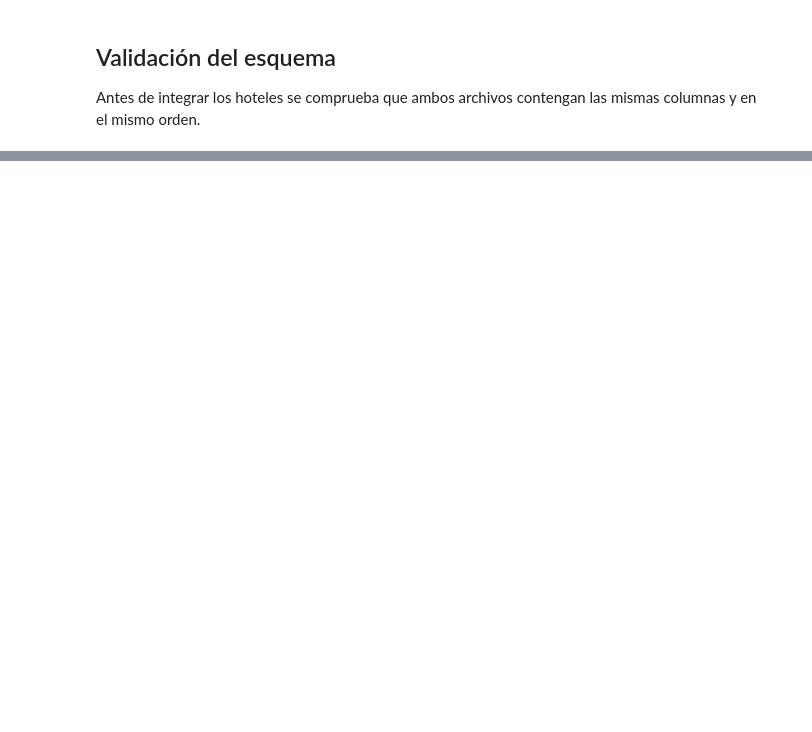
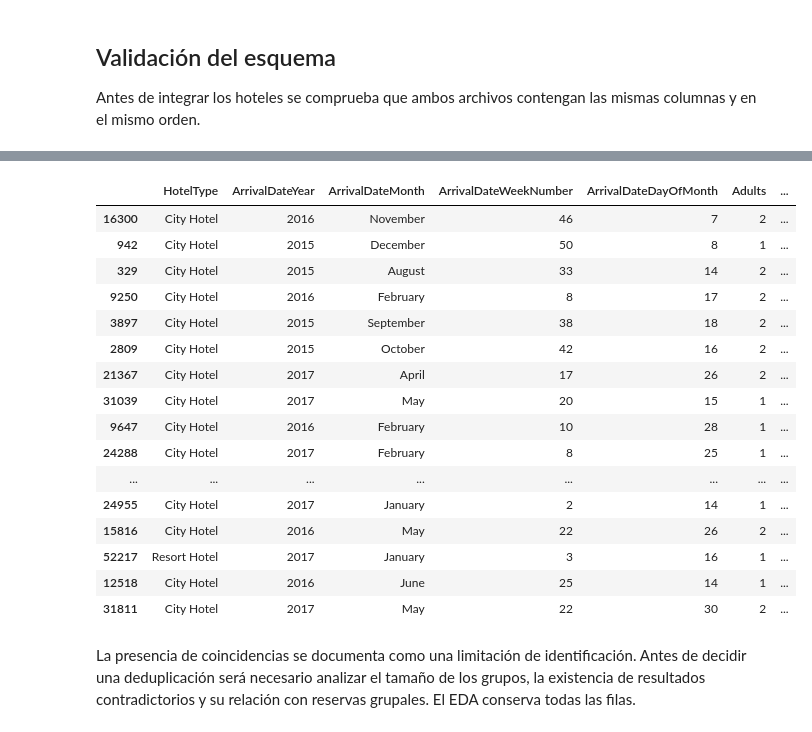
Before and after one commit to Lithium582/Obligatorio2026, a Jupyter notebook: notebooks/02_eda.ipynb, the cells around one changed output, grey strips where cells are left out. Saved outputs shown, nothing was run; the diff lists cells and outputs as text; code cells hidden in the pictures; blank space fills up the shorter version.

```diff
--- a/notebooks/02_eda.ipynb
+++ b/notebooks/02_eda.ipynb
@@ -93,0 +127,11 @@ En la siguiente iteración se agregará el identificador del hotel, se integrar
+# %%
+h1_with_hotel = h1_df.copy()
+h2_with_hotel = h2_df.copy()
+
+h1_with_hotel.insert(0, "HotelType", "Resort Hotel")
+h2_with_hotel.insert(0, "HotelType", "City Hotel")
+
+bookings_df = pd.concat(
+    [h1_with_hotel, h2_with_hotel],
+    ignore_index=True,
+)
@@ -93,0 +205,10 @@ En la siguiente iteración se agregará el identificador del hotel, se integrar
+# %%
+text_columns = bookings_df.select_dtypes(include=["object", "string"]).columns
+
+# Elimino los espacios de relleno sin alterar los nulos ya reconocidos.
+bookings_df[text_columns] = bookings_df[text_columns].apply(
+    lambda column: column.str.strip()
+)
+
+# Convierto la categoría textual NULL en un valor nulo real de pandas.
+bookings_df[text_columns] = bookings_df[text_columns].replace("NULL", pd.NA)
@@ -93,0 +1151,41 @@ En la siguiente iteración se agregará el identificador del hotel, se integrar
+# %%
+business_pattern_columns = [
+    "HotelType", "ArrivalDateYear", "ArrivalDateMonth",
+    "ArrivalDateWeekNumber", "ArrivalDateDayOfMonth",
+    "Adults", "Children", "Babies",
+    "StaysInWeekendNights", "StaysInWeekNights",
+    "Meal", "MarketSegment", "DistributionChannel",
+    "ReservedRoomType", "DepositType", "CustomerType",
+]
+business_patterns = (
+    bookings_df.groupby(business_pattern_columns, dropna=False)
+    .agg(
+        rows=("IsCanceled", "size"),
+        cancellation_rate=("IsCanceled", "mean"),
+        distinct_agents=("Agent", "nunique"),
+        distinct_companies=("Company", "nunique"),
+    )
+    .reset_index()
+    .sort_values("rows", ascending=False)
+)
+display(business_patterns.head(20))
+# %% [output]
+|  | HotelType | ArrivalDateYear | ArrivalDateMonth | ArrivalDateWeekNumber | ArrivalDateDayOfMonth | Adults | ... |
+| 16300 | City Hotel | 2016 | November | 46 | 7 | 2 | ... |
+| 942 | City Hotel | 2015 | December | 50 | 8 | 1 | ... |
+| 329 | City Hotel | 2015 | August | 33 | 14 | 2 | ... |
+| 9250 | City Hotel | 2016 | February | 8 | 17 | 2 | ... |
+| 3897 | City Hotel | 2015 | September | 38 | 18 | 2 | ... |
+| 2809 | City Hotel | 2015 | October | 42 | 16 | 2 | ... |
+| 21367 | City Hotel | 2017 | April | 17 | 26 | 2 | ... |
+| 31039 | City Hotel | 2017 | May | 20 | 15 | 1 | ... |
+| 9647 | City Hotel | 2016 | February | 10 | 28 | 1 | ... |
+| 24288 | City Hotel | 2017 | February | 8 | 25 | 1 | ... |
+| ... | ... | ... | ... | ... | ... | ... | ... |
+| 24955 | City Hotel | 2017 | January | 2 | 14 | 1 | ... |
+| 15816 | City Hotel | 2016 | May | 22 | 26 | 2 | ... |
+| 52217 | Resort Hotel | 2017 | January | 3 | 16 | 1 | ... |
+| 12518 | City Hotel | 2016 | June | 25 | 14 | 1 | ... |
+| 31811 | City Hotel | 2017 | May | 22 | 30 | 2 | ... |
+# %% [markdown]
+La presencia de coincidencias se documenta como una limitación de identificación. Antes de decidir una deduplicación será necesario analizar el tamaño de los grupos, la existencia de resultados contradictorios y su relación con reservas grupales. El EDA conserva todas las filas.
```
Also changed, not shown: parts of 72 cells of this notebook.
